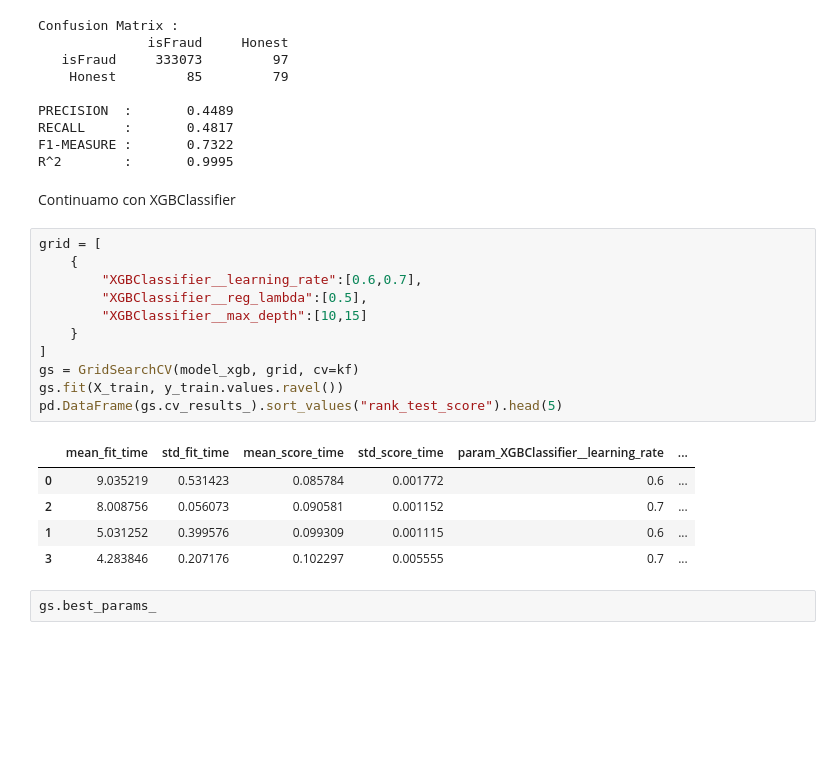
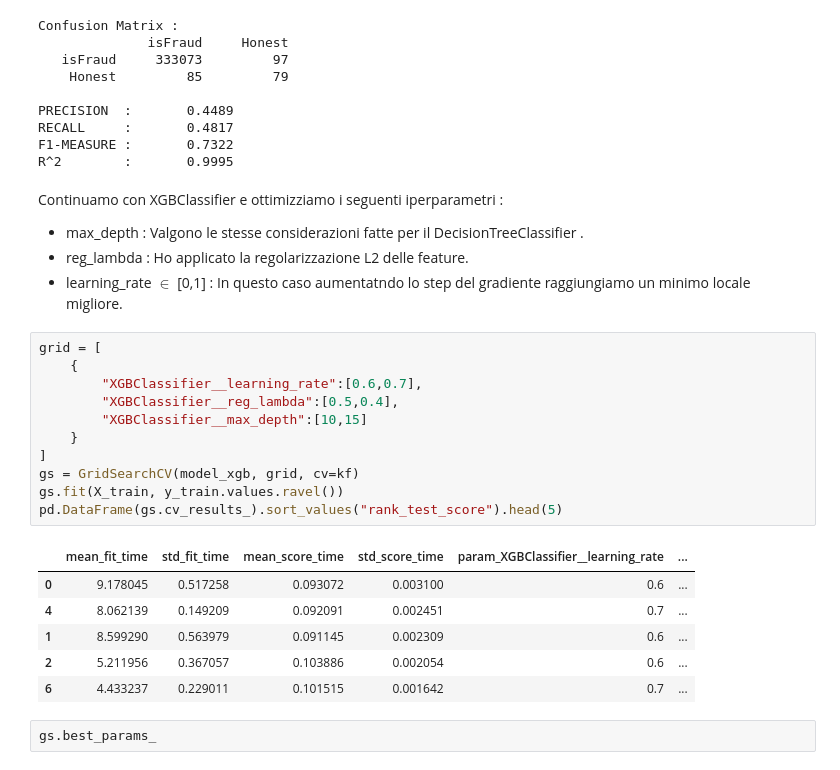
Before and after one commit to FedericoCampanozzi/FraudDetection, a Jupyter notebook: code/main.ipynb, the cells around one changed output. Cells and saved outputs as stored; diff of their text form; blank space fills up the shorter version.

```diff
--- a/code/main.ipynb
+++ b/code/main.ipynb
@@ -562,24 +578,28 @@ RECALL     :       0.4817
 F1-MEASURE :       0.7322
 R^2        :       0.9995
 # %% [markdown]
-Continuamo con XGBClassifier
+Continuamo con XGBClassifier e ottimizziamo i seguenti iperparametri :
+- max_depth : Valgono le stesse considerazioni fatte per il DecisionTreeClassifier .
+- reg_lambda : Ho applicato la regolarizzazione L2 delle feature.
+- learning_rate $\in$ [0,1] : In questo caso aumentatndo lo step del gradiente raggiungiamo un minimo locale migliore.
 # %%
 grid = [
     {
         "XGBClassifier__learning_rate":[0.6,0.7],
-        "XGBClassifier__reg_lambda":[0.5],
+        "XGBClassifier__reg_lambda":[0.5,0.4],
         "XGBClassifier__max_depth":[10,15]
     }
 ]
 gs = GridSearchCV(model_xgb, grid, cv=kf)
 gs.fit(X_train, y_train.values.ravel())
 pd.DataFrame(gs.cv_results_).sort_values("rank_test_score").head(5)
 # %% [output]
 |  | mean_fit_time | std_fit_time | mean_score_time | std_score_time | param_XGBClassifier__learning_rate | ... |
-| 0 | 9.035219 | 0.531423 | 0.085784 | 0.001772 | 0.6 | ... |
-| 2 | 8.008756 | 0.056073 | 0.090581 | 0.001152 | 0.7 | ... |
-| 1 | 5.031252 | 0.399576 | 0.099309 | 0.001115 | 0.6 | ... |
-| 3 | 4.283846 | 0.207176 | 0.102297 | 0.005555 | 0.7 | ... |
+| 0 | 9.178045 | 0.517258 | 0.093072 | 0.003100 | 0.6 | ... |
+| 4 | 8.062139 | 0.149209 | 0.092091 | 0.002451 | 0.7 | ... |
+| 1 | 8.599290 | 0.563979 | 0.091145 | 0.002309 | 0.6 | ... |
+| 2 | 5.211956 | 0.367057 | 0.103886 | 0.002054 | 0.6 | ... |
+| 6 | 4.433237 | 0.229011 | 0.101515 | 0.001642 | 0.7 | ... |
 # %%
 gs.best_params_
 # %% [output]
```
Also changed, not shown: parts of 28 cells of this notebook.
